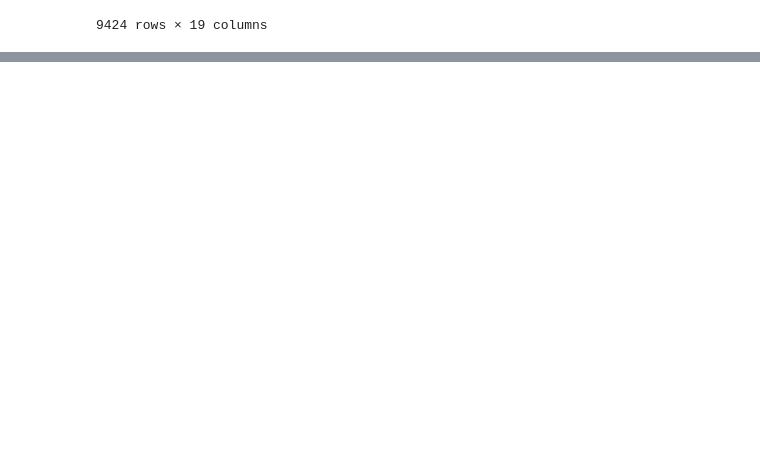
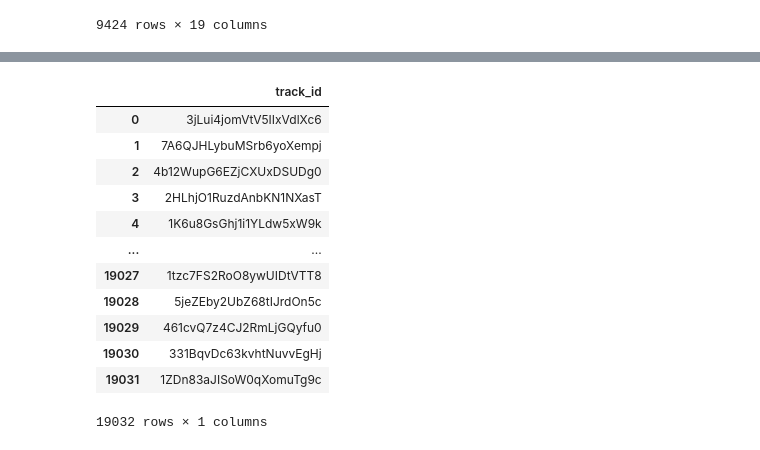
Before and after one commit to daniel-isidro/hot_n_pop_song_machine, a Jupyter notebook: spotify_api/get_audio_features_not_hit_songs.ipynb, the cells around one changed output, grey strips where cells are left out. Saved outputs shown, nothing was run; the diff lists cells and outputs as text; code cells hidden in the pictures; blank space fills up the shorter version.

```diff
--- a/spotify_api/get_audio_features_not_hit_songs.ipynb
+++ b/spotify_api/get_audio_features_not_hit_songs.ipynb
@@ -256,0 +358,18 @@ audio_df.to_csv('9424_random_songs_with_audio_features.csv', encoding='utf-8', i
+# %%
+df3.drop_duplicates(inplace=True)
+df3.reset_index(drop=True, inplace=True)
+df3
+# %% [output]
+|  | track_id |
+| 0 | 3jLui4jomVtV5IIxVdlXc6 |
+| 1 | 7A6QJHLybuMSrb6yoXempj |
+| 2 | 4b12WupG6EZjCXUxDSUDg0 |
+| 3 | 2HLhjO1RuzdAnbKN1NXasT |
+| 4 | 1K6u8GsGhj1i1YLdw5xW9k |
+| ... | ... |
+| 19027 | 1tzc7FS2RoO8ywUIDtVTT8 |
+| 19028 | 5jeZEby2UbZ68tIJrdOn5c |
+| 19029 | 461cvQ7z4CJ2RmLjGQyfu0 |
+| 19030 | 331BqvDc63kvhtNuvvEgHj |
+| 19031 | 1ZDn83aJISoW0qXomuTg9c |
+19032 rows × 1 columns
```
Also changed, not shown: parts of 13 cells of this notebook, 2 other files.
